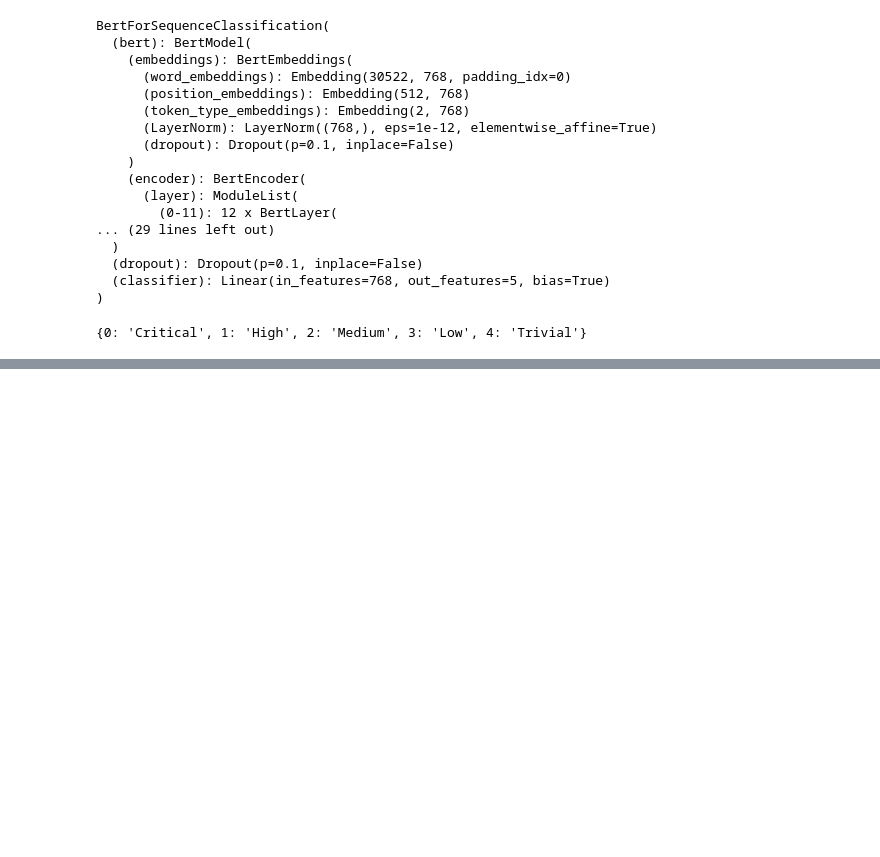
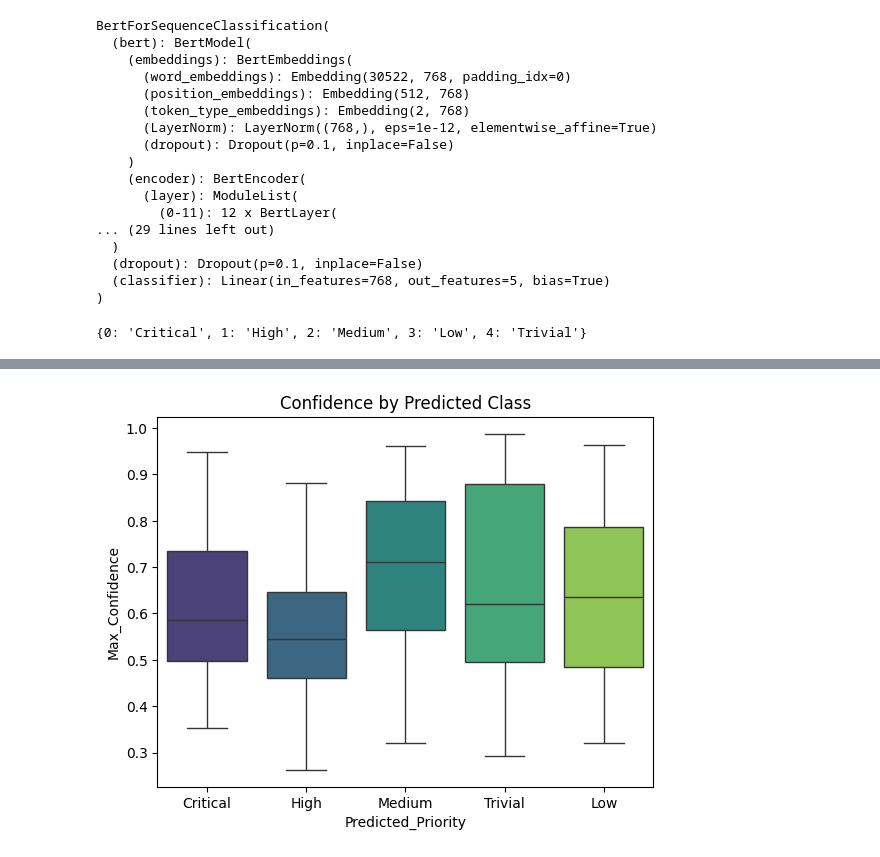
Before and after one commit to erenceh/ml-bug-prediction, a Jupyter notebook: ml/notebooks/bert_priority_classifier.ipynb, the cells around one changed output, grey strips where cells are left out. Drawn from its saved outputs; the diff is of its cells as text; code cells hidden in the pictures; blank space fills up the shorter version.

```diff
--- a/ml/notebooks/bert_priority_classifier.ipynb
+++ b/ml/notebooks/bert_priority_classifier.ipynb
@@ -389,0 +526,13 @@ test_df.to_csv("../../data/processed/text_predictions.csv", index=False)
+# %%
+# Boxplot of Confidence by predicted class
+sns.boxplot(
+  x="Predicted_Priority",
+  y="Max_Confidence",
+  data=test_df,
+  hue="Predicted_Priority",
+  palette="viridis"
+)
+plt.title("Confidence by Predicted Class")
+plt.show()
+# %% [output]
+[figure, added]
```
Also changed, not shown: parts of 44 cells of this notebook, 1 other file.
